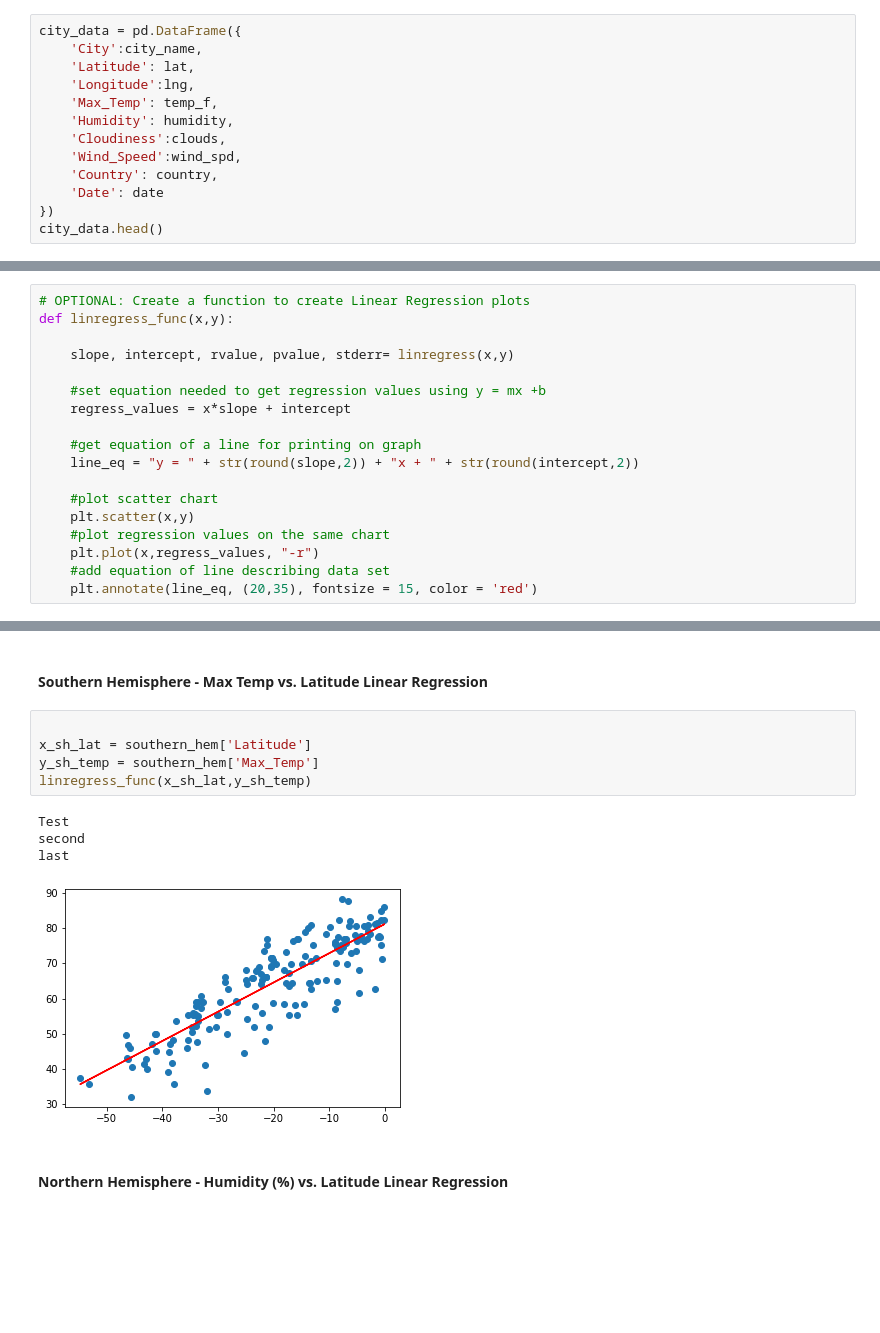
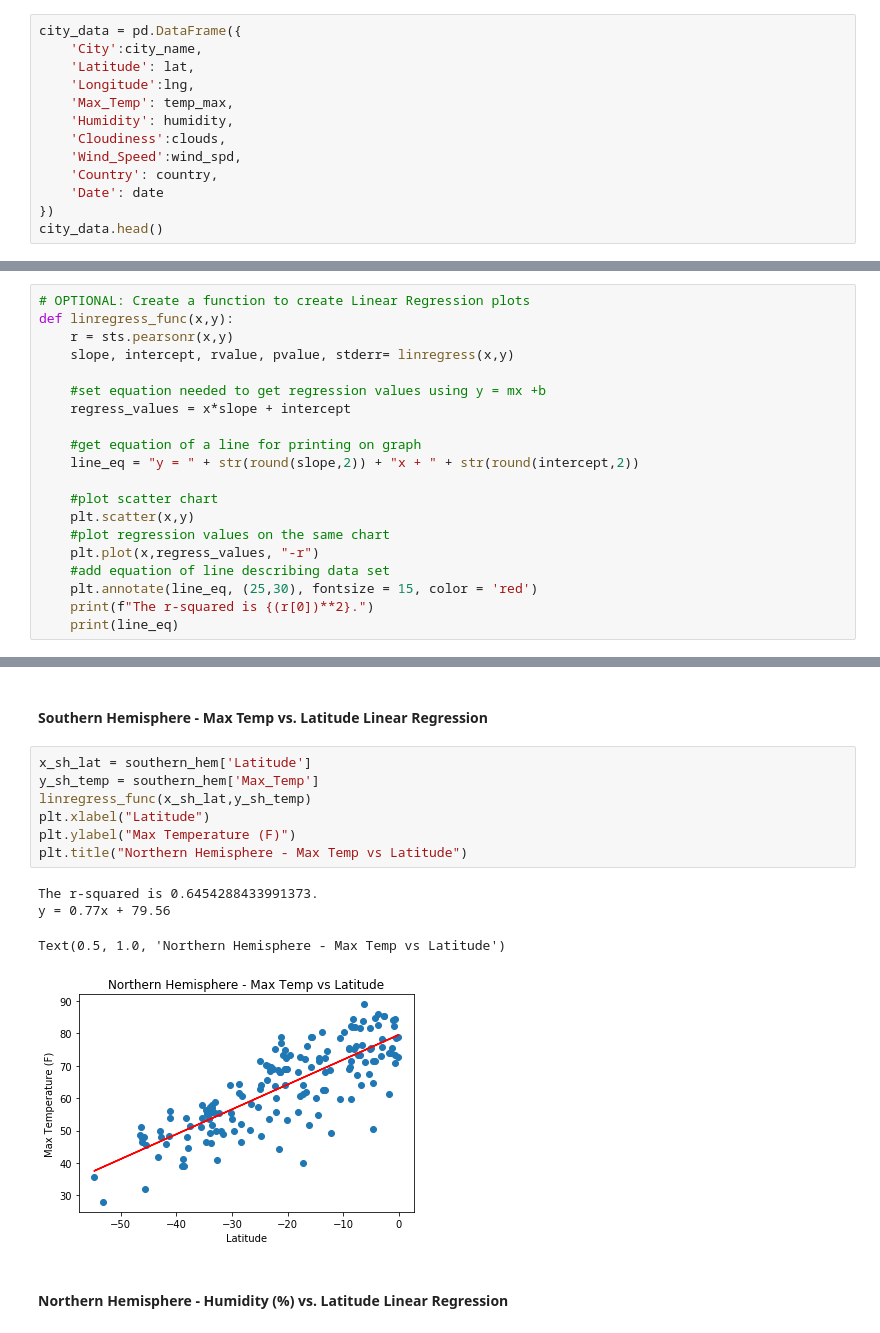
Before and after one commit to apizzo1/python-api-challenge, a Jupyter notebook: WeatherPy/WeatherPy.ipynb, the cells around one changed output, grey strips where cells are left out. Saved outputs shown, nothing was run; the diff lists cells and outputs as text; blank space fills up the shorter version.

```diff
--- a/WeatherPy/WeatherPy.ipynb
+++ b/WeatherPy/WeatherPy.ipynb
@@ -157,7 +158,7 @@ city_data = pd.DataFrame({
     'City':city_name,
     'Latitude': lat,
     'Longitude':lng,
-    'Max_Temp': temp_f,
+    'Max_Temp': temp_max,
     'Humidity': humidity,
     'Cloudiness':clouds,
     'Wind_Speed':wind_spd,
@@ -264,7 +265,7 @@ Text(0.5, 1.0, 'City Latitude vs Wind Speed (6/28/20)')
 # %%
 # OPTIONAL: Create a function to create Linear Regression plots
 def linregress_func(x,y):
-
+    r = sts.pearsonr(x,y)
     slope, intercept, rvalue, pvalue, stderr= linregress(x,y)
 
     #set equation needed to get regression values using y = mx +b
@@ -278,7 +279,9 @@ def linregress_func(x,y):
     #plot regression values on the same chart
     plt.plot(x,regress_values, "-r")
     #add equation of line describing data set
-    plt.annotate(line_eq, (20,35), fontsize = 15, color = 'red')
+    plt.annotate(line_eq, (25,30), fontsize = 15, color = 'red')
+    print(f"The r-squared is {(r[0])**2}.")
+    print(line_eq)
 # %%
 # Create Northern and Southern Hemisphere DataFrames
 northern_hem = clean_city_data.loc[clean_city_data.Latitude >0,:]
@@ -324,14 +319,16 @@ Text(20, 35, 'y = -0.52x + 90.74')
 # %% [markdown]
 ####  Southern Hemisphere - Max Temp vs. Latitude Linear Regression
 # %%
-
 x_sh_lat = southern_hem['Latitude']
 y_sh_temp = southern_hem['Max_Temp']
 linregress_func(x_sh_lat,y_sh_temp)
+plt.xlabel("Latitude")
+plt.ylabel("Max Temperature (F)")
+plt.title("Northern Hemisphere - Max Temp vs Latitude")
 # %% [output]
-Test
-second
-last
+The r-squared is 0.6454288433991373.
+y = 0.77x + 79.56
+Text(0.5, 1.0, 'Northern Hemisphere - Max Temp vs Latitude')
-[figure, old version]
+[figure, new version]
 # %% [markdown]
 ####  Northern Hemisphere - Humidity (%) vs. Latitude Linear Regression
```
Also changed, not shown: parts of 16 cells of this notebook, 1 other file.
